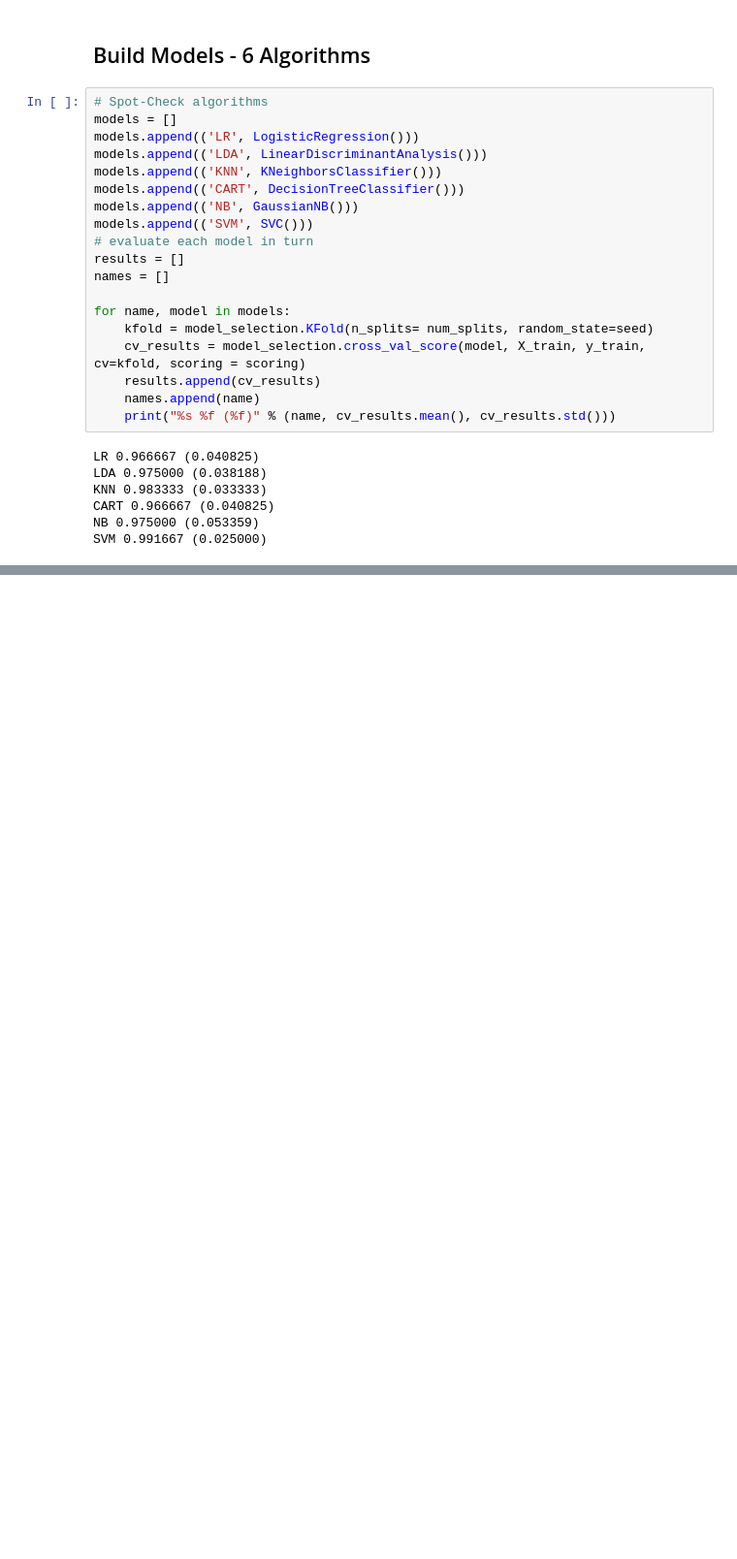
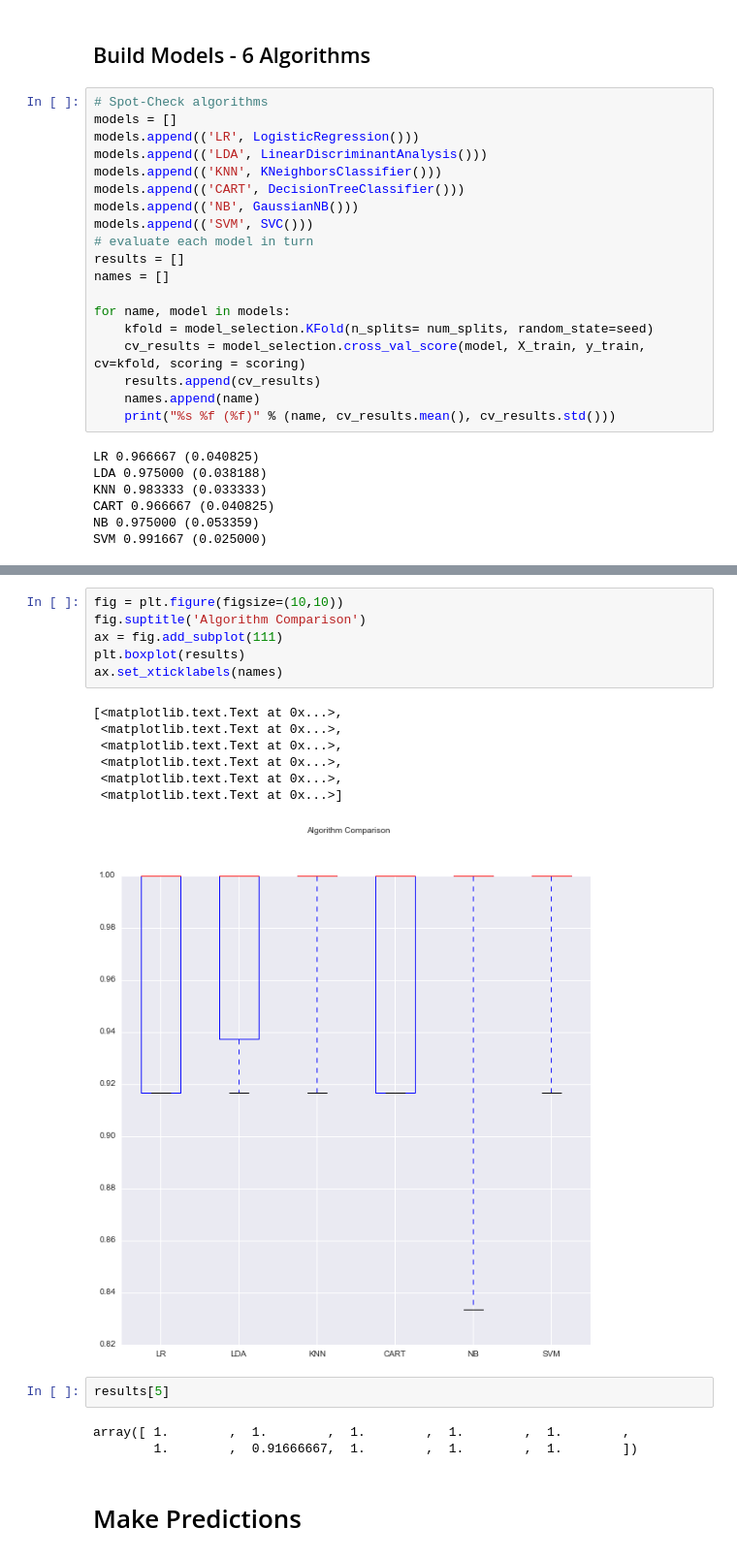
Before and after one commit to shintotm/Kaggle, a Jupyter notebook: IrisSpecies/python/Iris Classification.ipynb, the cells around one changed output, grey strips where cells are left out. Shown at 97% size. Saved outputs shown, nothing was run; the diff lists cells and outputs as text; blank space fills up the shorter version.

```diff
--- a/IrisSpecies/python/Iris Classification.ipynb
+++ b/IrisSpecies/python/Iris Classification.ipynb
@@ -150,0 +154,21 @@ SVM 0.991667 (0.025000)
+# %%
+fig = plt.figure(figsize=(10,10))
+fig.suptitle('Algorithm Comparison')
+ax = fig.add_subplot(111)
+plt.boxplot(results)
+ax.set_xticklabels(names)
+# %% [output]
+[<matplotlib.text.Text at 0x...>,
+ <matplotlib.text.Text at 0x...>,
+ <matplotlib.text.Text at 0x...>,
+ <matplotlib.text.Text at 0x...>,
+ <matplotlib.text.Text at 0x...>,
+ <matplotlib.text.Text at 0x...>]
+[figure, added]
+# %%
+results[5]
+# %% [output]
+array([ 1.        ,  1.        ,  1.        ,  1.        ,  1.        ,
+        1.        ,  0.91666667,  1.        ,  1.        ,  1.        ])
+# %% [markdown]
+# Make Predictions
```
Also changed, not shown: parts of 3 cells of this notebook.
